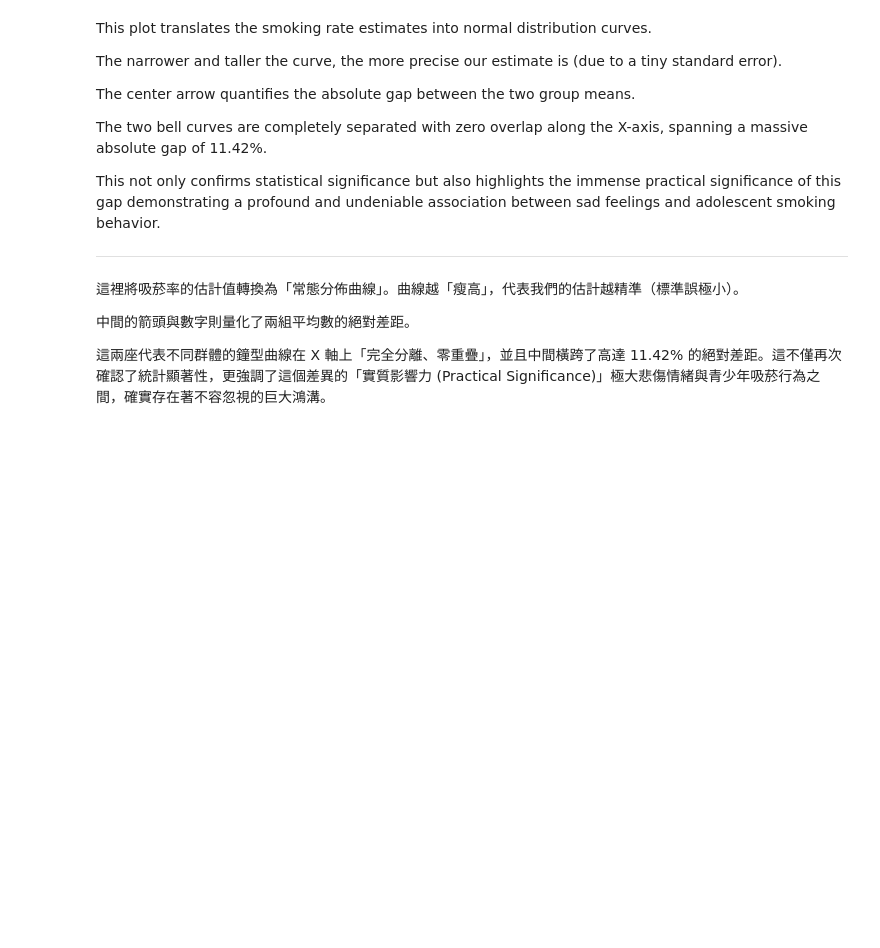
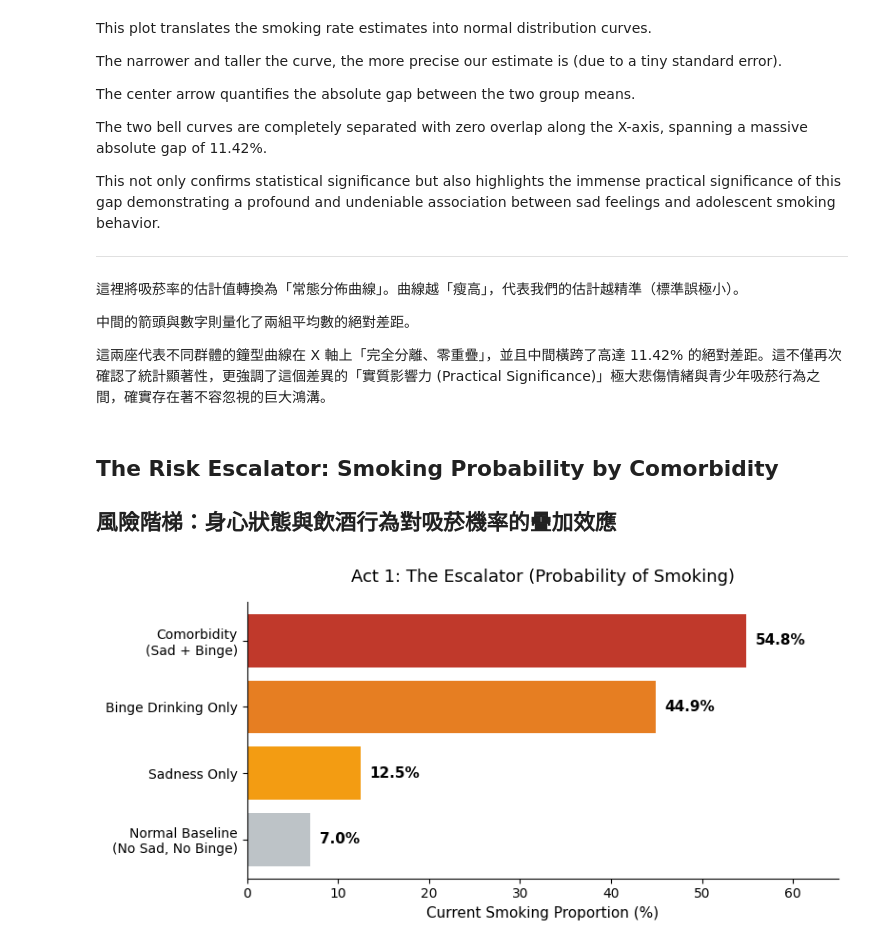
Before and after one commit to Geraldand/2026SpringStat2-Cycle3, a Jupyter notebook: notebooks/Data Visualization & Exploratory Data Analysis (EDA)/Data_Visualization_&_Exploratory_Data_Analysis_(EDA).ipynb, the cells around one changed output. Drawn from its saved outputs; the diff is of its cells as text; code cells hidden in the pictures; blank space fills up the shorter version.

```diff
--- a/notebooks/Data Visualization & Exploratory Data Analysis (EDA)/Data_Visualization_&_Exploratory_Data_Analysis_(EDA).ipynb
+++ b/notebooks/Data Visualization & Exploratory Data Analysis (EDA)/Data_Visualization_&_Exploratory_Data_Analysis_(EDA).ipynb
@@ -230,3 +157,46 @@ This not only confirms statistical significance but also highlights the immense
 中間的箭頭與數字則量化了兩組平均數的絕對差距。
 
 這兩座代表不同群體的鐘型曲線在 X 軸上「完全分離、零重疊」，並且中間橫跨了高達 11.42% 的絕對差距。這不僅再次確認了統計顯著性，更強調了這個差異的「實質影響力 (Practical Significance)」極大悲傷情緒與青少年吸菸行為之間，確實存在著不容忽視的巨大鴻溝。
+# %% [markdown]
+## The Risk Escalator: Smoking Probability by Comorbidity
+## 風險階梯：身心狀態與飲酒行為對吸菸機率的疊加效應
+# %%
+import os
+import pandas as pd
+import numpy as np
+import matplotlib.pyplot as plt
+
+# 確保輸出資料夾存在
+os.makedirs('outputs/figures', exist_ok=True)
+
+# 讀取包含四個變數的乾淨資料集
+df = pd.read_csv('cleaned_data.csv')
+
+# ==========================================
+# 📊 圖一數據：正向機率 (吸菸率) - 毒性階梯
+# ==========================================
+g_nosad_nobinge = df[(df['SadOrHopeless_Recoded']==0) & (df['CurrentBingeDrinking5OrMore_Recoded']==0)]['CurrentCigaretteUse_Recoded'].mean() * 100
+g_sad_nobinge = df[(df['SadOrHopeless_Recoded']==1) & (df['CurrentBingeDrinking5OrMore_Recoded']==0)]['CurrentCigaretteUse_Recoded'].mean() * 100
+g_nosad_binge = df[(df['SadOrHopeless_Recoded']==0) & (df['CurrentBingeDrinking5OrMore_Recoded']==1)]['CurrentCigaretteUse_Recoded'].mean() * 100
+g_sad_binge = df[(df['SadOrHopeless_Recoded']==1) & (df['CurrentBingeDrinking5OrMore_Recoded']==1)]['CurrentCigaretteUse_Recoded'].mean() * 100
+
+fig1, ax1 = plt.subplots(figsize=(8, 4))
+labels_1 = ['Normal Baseline\n(No Sad, No Binge)', 'Sadness Only', 'Binge Drinking Only', 'Comorbidity\n(Sad + Binge)']
+values_1 = [g_nosad_nobinge, g_sad_nobinge, g_nosad_binge, g_sad_binge]
+colors_1 = ['#bdc3c7', '#f39c12', '#e67e22', '#c0392b'] # 灰 -> 黃 -> 橘 -> 紅
+
+bars = ax1.barh(labels_1, values_1, color=colors_1)
+ax1.set_title('Act 1: The Escalator (Probability of Smoking)', fontsize=13, pad=15)
+ax1.set_xlabel('Current Smoking Proportion (%)', fontsize=11)
+ax1.set_xlim(0, 65)
+
+for bar in bars:
+    ax1.text(bar.get_width() + 1, bar.get_y() + bar.get_height()/2,
+             f'{bar.get_width():.1f}%', va='center', fontweight='bold', fontsize=11)
+
+ax1.spines['top'].set_visible(False)
+ax1.spines['right'].set_visible(False)
+plt.tight_layout()
+plt.savefig('outputs/figures/act1_escalator.png', dpi=300)
+# %% [output]
+[figure, added]
```
Also changed, not shown: parts of 10 cells of this notebook.
